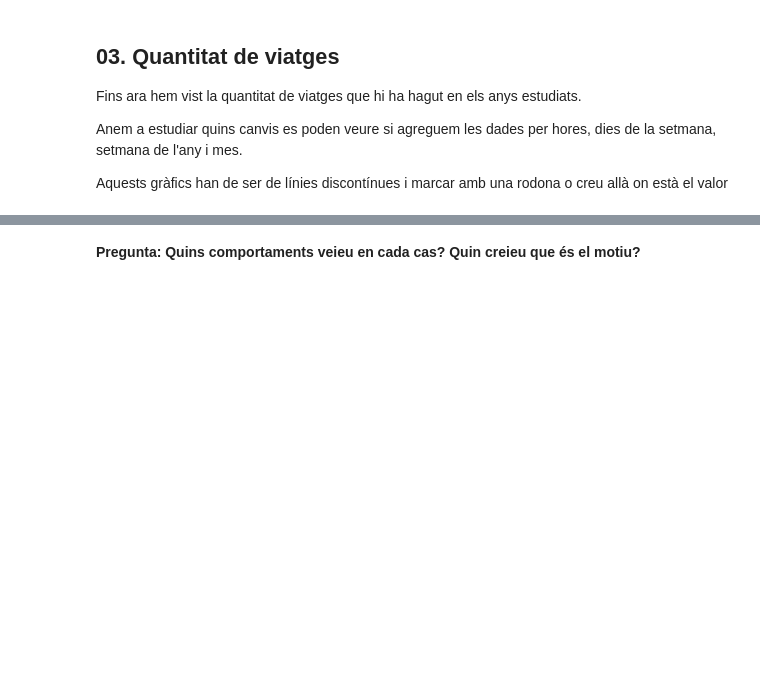
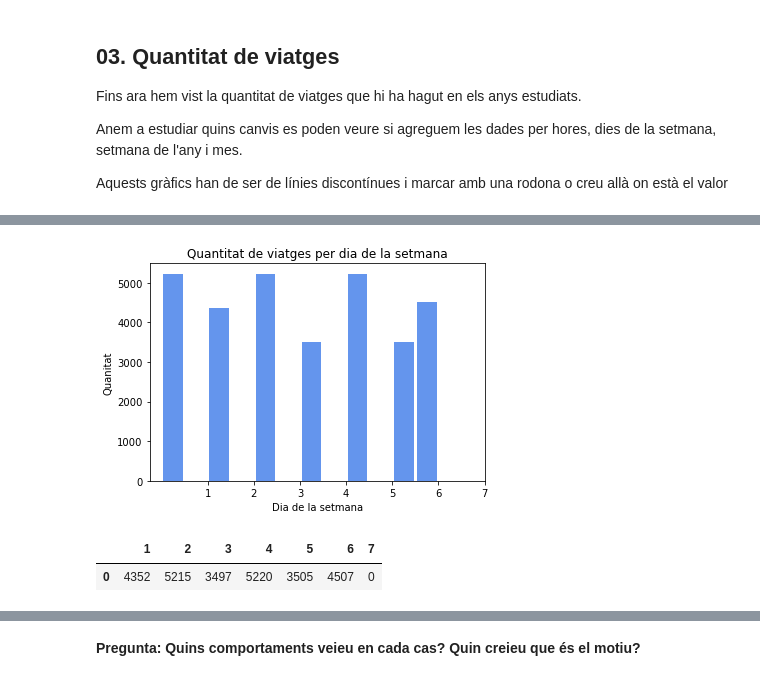
Before and after one commit to mariapepu/TNUI, a Jupyter notebook: TNUI P1/AssignmentCode copy.ipynb, the cells around one changed output, grey strips where cells are left out. Saved outputs shown, nothing was run; the diff lists cells and outputs as text; code cells hidden in the pictures; blank space fills up the shorter version.

```diff
--- a/TNUI P1/AssignmentCode copy.ipynb
+++ b/TNUI P1/AssignmentCode copy.ipynb
@@ -428,3 +482,7 @@ NotImplementedError:
 # %%
-visualize_trips(['pickup_day', 'dropoff_day'], title = 'Quantitat de viatges per dia de la setmana', xlabel = 'Dia de la setmana', ylabel = 'Quanitat')
+visualize_trips(df,['pickup_day', 'dropoff_day'], title = 'Quantitat de viatges per dia de la setmana', xlabel = 'Dia de la setmana', ylabel = 'Quanitat')
+# %% [output]
+[figure, added]
+|  | 1 | 2 | 3 | 4 | 5 | 6 | 7 |
+| 0 | 4352 | 5215 | 3497 | 5220 | 3505 | 4507 | 0 |
 # %%
```
Also changed, not shown: parts of 6 cells of this notebook, 1 other file.
